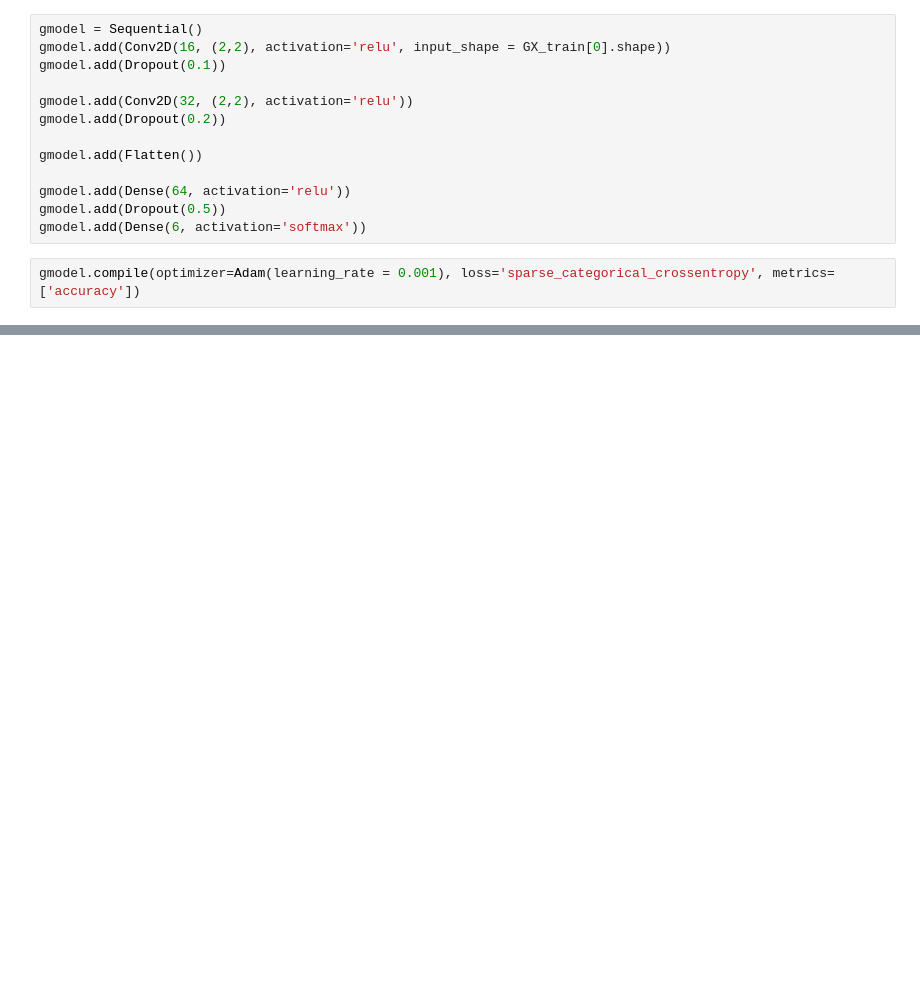
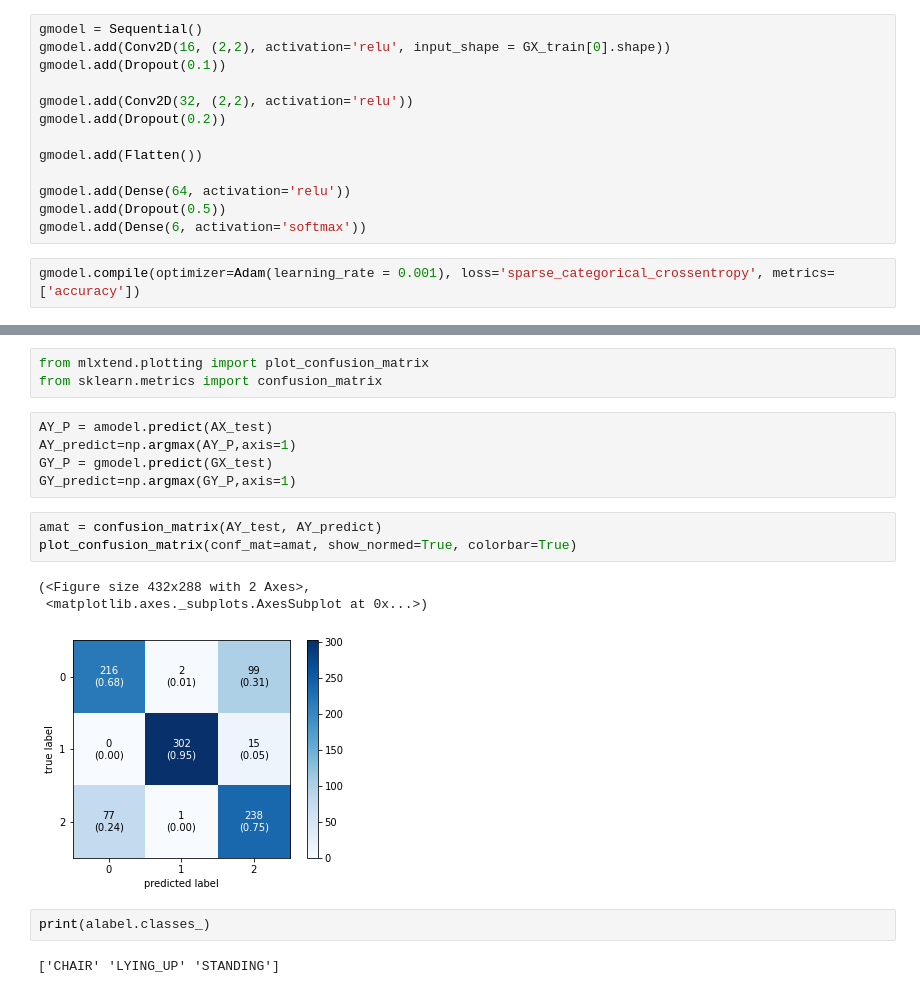
Before and after one commit to kartikvirendrar/Cristl, a Jupyter notebook: project2_HAR.ipynb, the cells around one changed output, grey strips where cells are left out. Drawn from its saved outputs; the diff is of its cells as text; blank space fills up the shorter version.

```diff
--- a/project2_HAR.ipynb
+++ b/project2_HAR.ipynb
@@ -281,0 +331,19 @@ Epoch 20/20
+# %%
+from mlxtend.plotting import plot_confusion_matrix
+from sklearn.metrics import confusion_matrix
+# %%
+AY_P = amodel.predict(AX_test)
+AY_predict=np.argmax(AY_P,axis=1)
+GY_P = gmodel.predict(GX_test)
+GY_predict=np.argmax(GY_P,axis=1)
+# %%
+amat = confusion_matrix(AY_test, AY_predict)
+plot_confusion_matrix(conf_mat=amat, show_normed=True, colorbar=True)
+# %% [output]
+(<Figure size 432x288 with 2 Axes>,
+ <matplotlib.axes._subplots.AxesSubplot at 0x...>)
+[figure, added]
+# %%
+print(alabel.classes_)
+# %% [output]
+['CHAIR' 'LYING_UP' 'STANDING']
```
Also changed, not shown: parts of 9 cells of this notebook.
